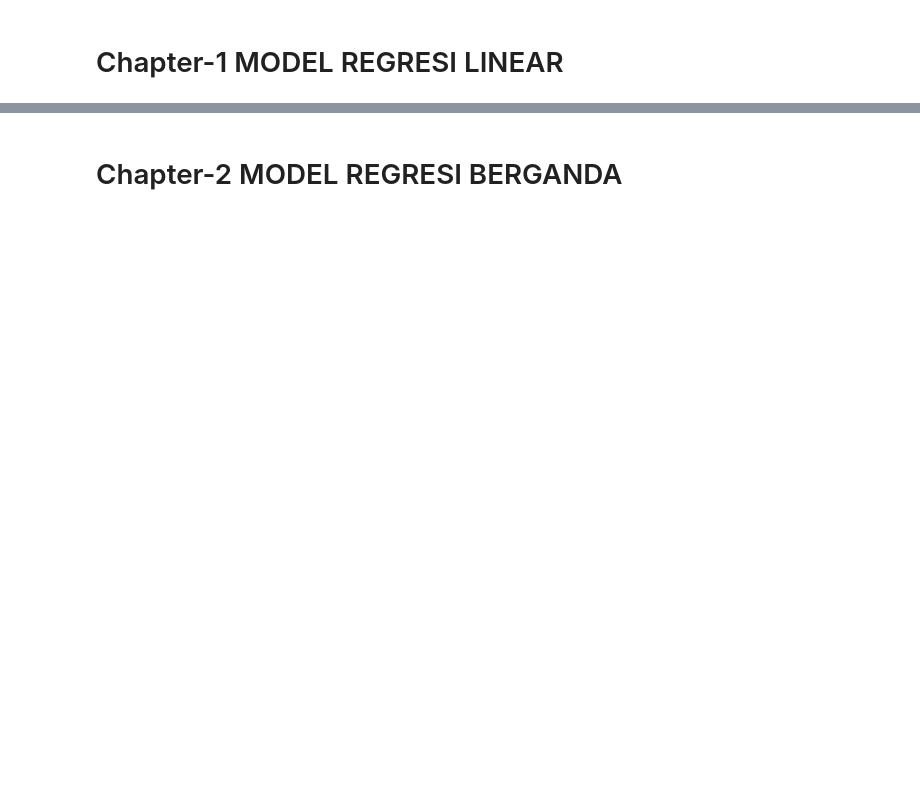
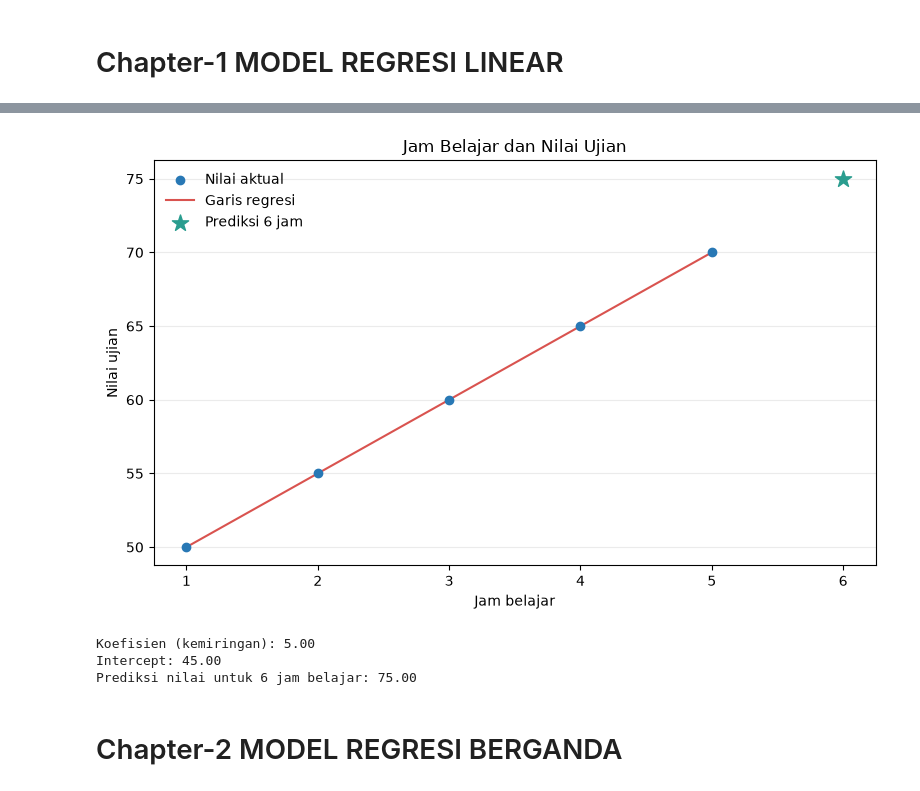
Before and after one commit to harrisariefkamis/PROJECT-DATA-SCIENTIST, a Jupyter notebook: CASE_STUDY_MODEL_REGRESI_LINEAR.ipynb, the cells around one changed output, grey strips where cells are left out. Cells and saved outputs as stored; diff of their text form; code cells hidden in the pictures; blank space fills up the shorter version.

Commit message:
Rapikan materi dan workflow data science

```diff
--- a/CASE_STUDY_MODEL_REGRESI_LINEAR.ipynb
+++ b/CASE_STUDY_MODEL_REGRESI_LINEAR.ipynb
@@ -40,2 +5,61 @@ Predicted score for 6 hours of study: 75.0
+# %%
+import matplotlib.pyplot as plt
+import numpy as np
+import pandas as pd
+from matplotlib.lines import Line2D
+from mpl_toolkits.mplot3d import Axes3D  # Memuat dukungan proyeksi 3D Matplotlib.
+from sklearn.linear_model import LinearRegression
+
+# Dataset ilustrasi: jam belajar dan nilai ujian.
+hours_studied = pd.DataFrame({"Hours_Studied": [1, 2, 3, 4, 5]})
+final_scores = pd.Series([50, 55, 60, 65, 70], name="Final_Score")
+
+simple_model = LinearRegression()
+simple_model.fit(hours_studied, final_scores)
+
+prediction_input = pd.DataFrame({"Hours_Studied": [6]})
+predicted_score = simple_model.predict(prediction_input).item()
+
+fig, ax = plt.subplots(figsize=(8, 5))
+ax.scatter(
+    hours_studied["Hours_Studied"],
+    final_scores,
+    color="#2878B5",
+    label="Nilai aktual",
+    zorder=3,
+)
+ax.plot(
+    hours_studied["Hours_Studied"],
+    simple_model.predict(hours_studied),
+    color="#D9534F",
+    label="Garis regresi",
+)
+ax.scatter(
+    prediction_input["Hours_Studied"],
+    [predicted_score],
+    color="#2A9D8F",
+    marker="*",
+    s=150,
+    label="Prediksi 6 jam",
+    zorder=4,
+)
+ax.set(
+    title="Jam Belajar dan Nilai Ujian",
+    xlabel="Jam belajar",
+    ylabel="Nilai ujian",
+)
+ax.grid(axis="y", alpha=0.25)
+ax.legend(frameon=False)
+fig.tight_layout()
+plt.show()
+
+print(f"Koefisien (kemiringan): {simple_model.coef_[0]:.2f}")
+print(f"Intercept: {simple_model.intercept_:.2f}")
+print(f"Prediksi nilai untuk 6 jam belajar: {predicted_score:.2f}")
+# %% [output]
+[figure, added]
+Koefisien (kemiringan): 5.00
+Intercept: 45.00
+Prediksi nilai untuk 6 jam belajar: 75.00
 # %% [markdown]
 # Chapter-2 MODEL REGRESI BERGANDA
```
Also changed, not shown: parts of 11 cells of this notebook, 9 other files.
